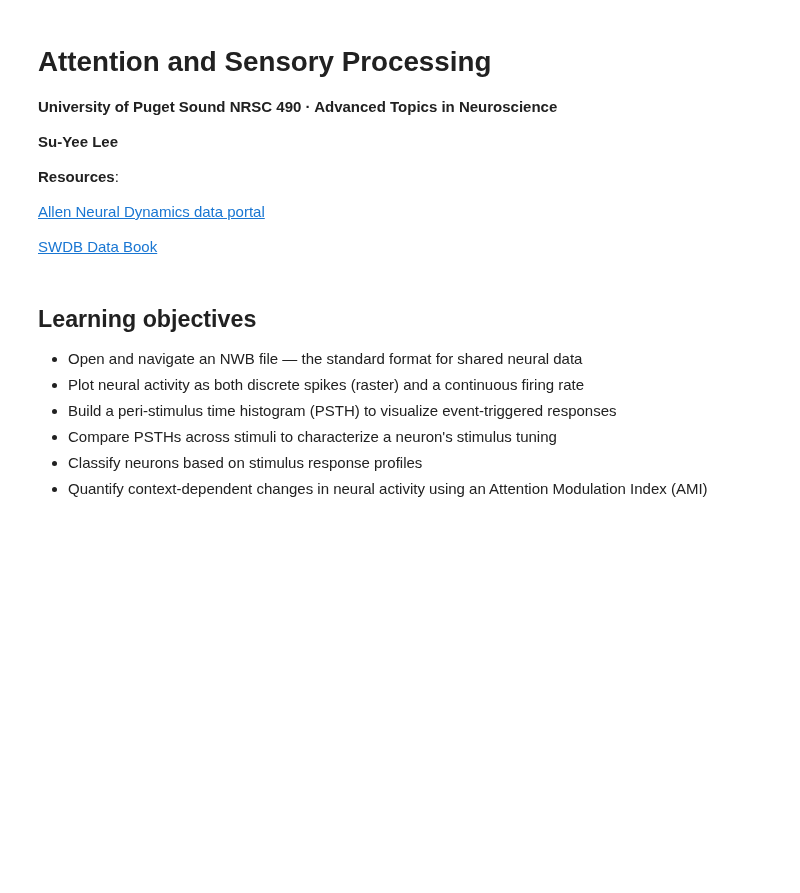
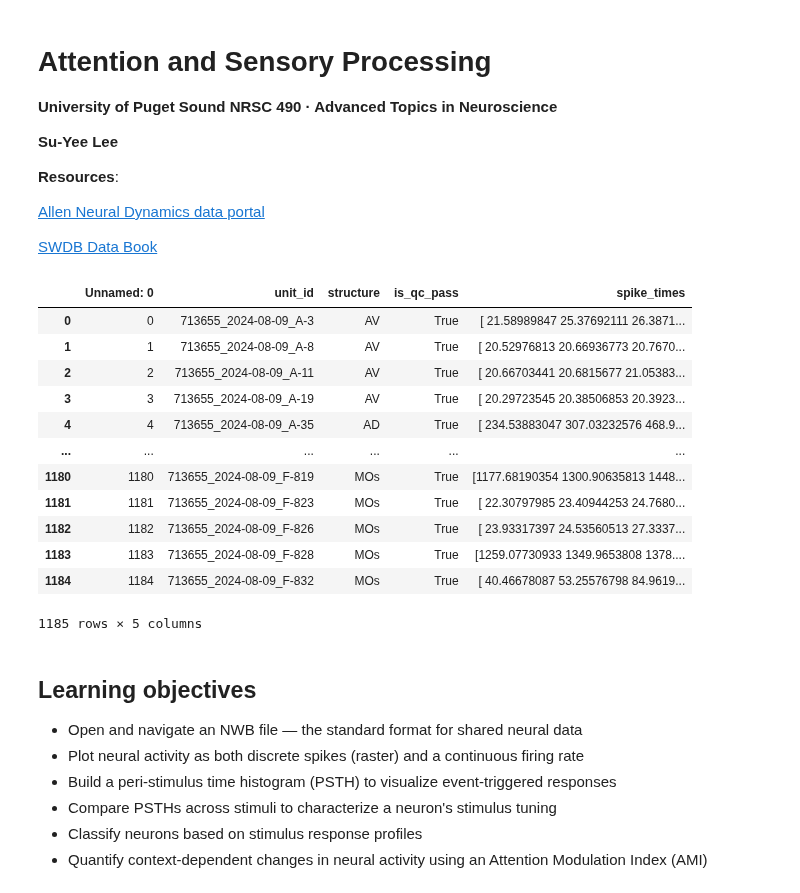
Before and after one commit to leesuyee/dynamic-routing-tutorials, a Jupyter notebook: code/Intro-Tutorial.ipynb, the cells around one changed output. Cells and saved outputs as stored; diff of their text form; code cells hidden in the pictures; blank space fills up the shorter version.

Commit message:
Testing local access of units table (to do - convert these to parquet bc spike_times are as a string)

```diff
--- a/code/Intro-Tutorial.ipynb
+++ b/code/Intro-Tutorial.ipynb
@@ -12,6 +12,24 @@
 [Allen Neural Dynamics data portal](https://data.allenneuraldynamics-test.org/view?asset=ecephys_713655_2024-08-09_10-41-47_nwb_2026-08-04_15-02-39&subject_id=713655&unit_id=713655_2024-08-09_C-362)
 
 [SWDB Data Book](https://allenswdb.github.io/physiology/ephys/dynamic-routing/dynamic-routing-background.html)
+# %%
+units_table = pd.read_csv('713655_2024-08-09_units_filtered.csv')
+# %%
+units_table
+# %% [output]
+|  | Unnamed: 0 | unit_id | structure | is_qc_pass | spike_times |
+| 0 | 0 | 713655_2024-08-09_A-3 | AV | True | [ 21.58989847 25.37692111 26.3871... |
+| 1 | 1 | 713655_2024-08-09_A-8 | AV | True | [ 20.52976813 20.66936773 20.7670... |
+| 2 | 2 | 713655_2024-08-09_A-11 | AV | True | [ 20.66703441 20.6815677 21.05383... |
+| 3 | 3 | 713655_2024-08-09_A-19 | AV | True | [ 20.29723545 20.38506853 20.3923... |
+| 4 | 4 | 713655_2024-08-09_A-35 | AD | True | [ 234.53883047 307.03232576 468.9... |
+| ... | ... | ... | ... | ... | ... |
+| 1180 | 1180 | 713655_2024-08-09_F-819 | MOs | True | [1177.68190354 1300.90635813 1448... |
+| 1181 | 1181 | 713655_2024-08-09_F-823 | MOs | True | [ 22.30797985 23.40944253 24.7680... |
+| 1182 | 1182 | 713655_2024-08-09_F-826 | MOs | True | [ 23.93317397 24.53560513 27.3337... |
+| 1183 | 1183 | 713655_2024-08-09_F-828 | MOs | True | [1259.07730933 1349.9653808 1378.... |
+| 1184 | 1184 | 713655_2024-08-09_F-832 | MOs | True | [ 40.46678087 53.25576798 84.9619... |
+1185 rows × 5 columns
 # %% [markdown]
 ## Learning objectives
 
```
Also changed, not shown: parts of 11 cells of this notebook.
